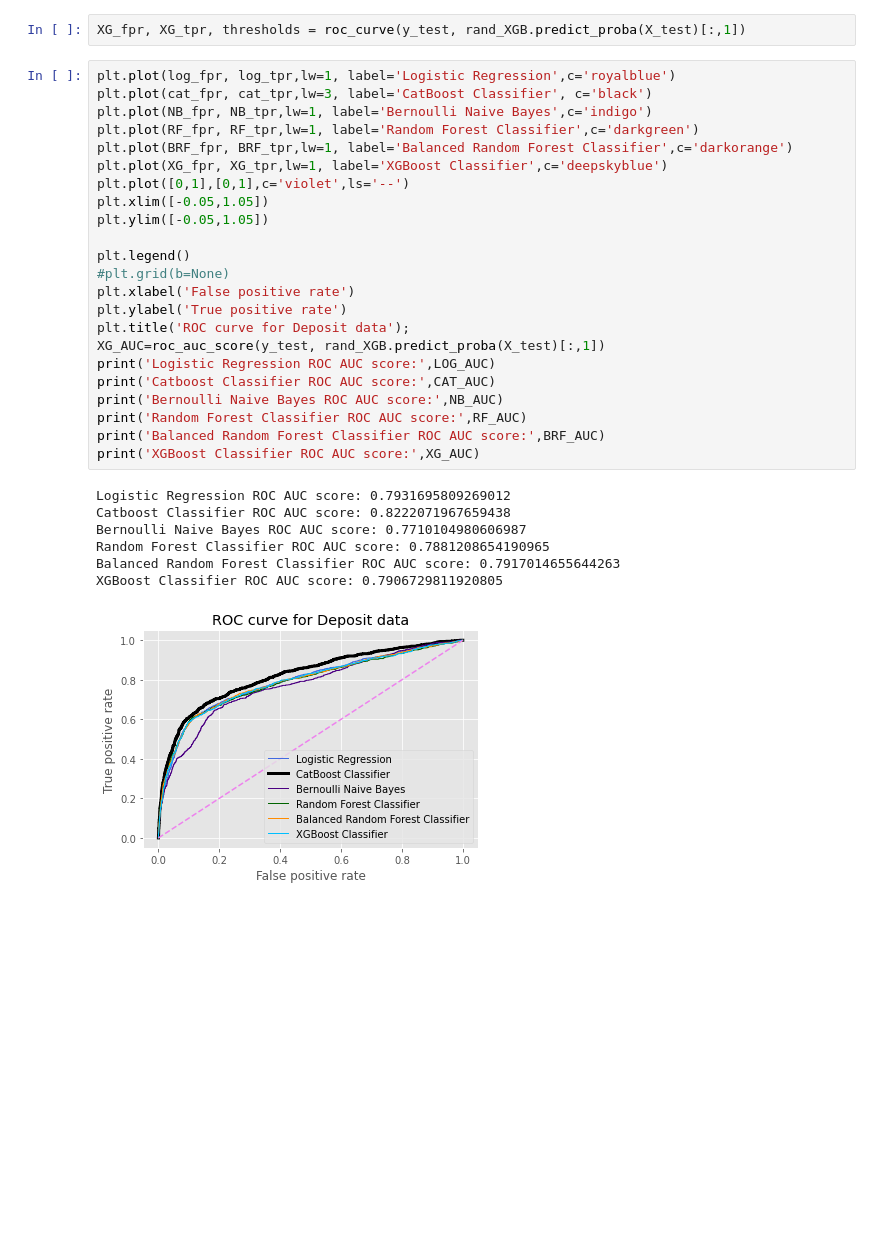
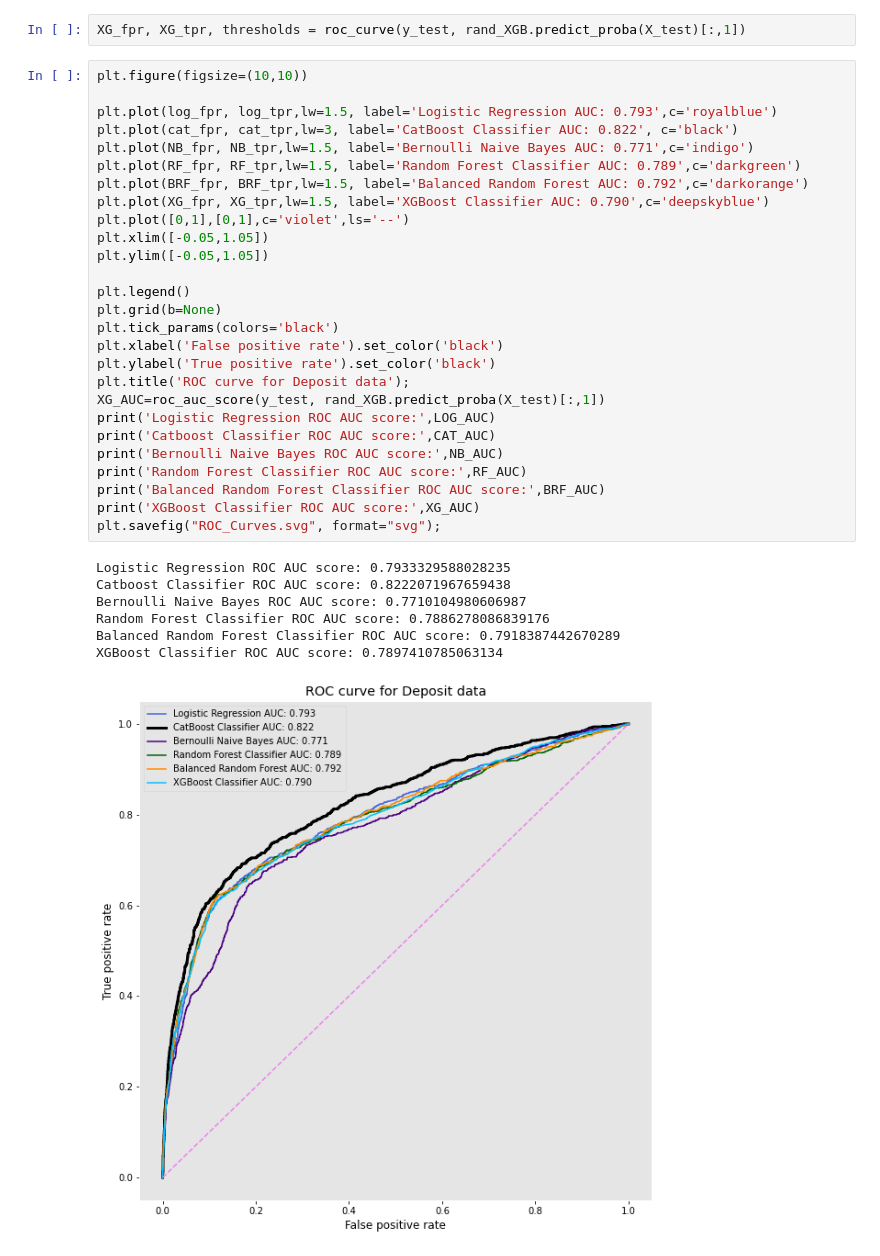
Before and after one commit to Jilliane1993/Classification, a Jupyter notebook: ROC_AUC.ipynb, the cells around one changed output. Cells and saved outputs as stored; diff of their text form; blank space fills up the shorter version.

Commit message:
updating matrix and graphs

```diff
--- a/ROC_AUC.ipynb
+++ b/ROC_AUC.ipynb
@@ -375,33 +368,37 @@ rand_XGB.best_params_
 # %%
 XG_fpr, XG_tpr, thresholds = roc_curve(y_test, rand_XGB.predict_proba(X_test)[:,1])
 # %%
-plt.plot(log_fpr, log_tpr,lw=1, label='Logistic Regression',c='royalblue')
-plt.plot(cat_fpr, cat_tpr,lw=3, label='CatBoost Classifier', c='black')
-plt.plot(NB_fpr, NB_tpr,lw=1, label='Bernoulli Naive Bayes',c='indigo')
-plt.plot(RF_fpr, RF_tpr,lw=1, label='Random Forest Classifier',c='darkgreen')
-plt.plot(BRF_fpr, BRF_tpr,lw=1, label='Balanced Random Forest Classifier',c='darkorange')
-plt.plot(XG_fpr, XG_tpr,lw=1, label='XGBoost Classifier',c='deepskyblue')
+plt.figure(figsize=(10,10))
+
+plt.plot(log_fpr, log_tpr,lw=1.5, label='Logistic Regression AUC: 0.793',c='royalblue')
+plt.plot(cat_fpr, cat_tpr,lw=3, label='CatBoost Classifier AUC: 0.822', c='black')
+plt.plot(NB_fpr, NB_tpr,lw=1.5, label='Bernoulli Naive Bayes AUC: 0.771',c='indigo')
+plt.plot(RF_fpr, RF_tpr,lw=1.5, label='Random Forest Classifier AUC: 0.789',c='darkgreen')
+plt.plot(BRF_fpr, BRF_tpr,lw=1.5, label='Balanced Random Forest AUC: 0.792',c='darkorange')
+plt.plot(XG_fpr, XG_tpr,lw=1.5, label='XGBoost Classifier AUC: 0.790',c='deepskyblue')
 plt.plot([0,1],[0,1],c='violet',ls='--')
 plt.xlim([-0.05,1.05])
 plt.ylim([-0.05,1.05])
 
 plt.legend()
-#plt.grid(b=None)
-plt.xlabel('False positive rate')
-plt.ylabel('True positive rate')
+plt.grid(b=None)
+plt.tick_params(colors='black')
+plt.xlabel('False positive rate').set_color('black')
+plt.ylabel('True positive rate').set_color('black')
 plt.title('ROC curve for Deposit data');
 XG_AUC=roc_auc_score(y_test, rand_XGB.predict_proba(X_test)[:,1])
 print('Logistic Regression ROC AUC score:',LOG_AUC)
 print('Catboost Classifier ROC AUC score:',CAT_AUC)
 print('Bernoulli Naive Bayes ROC AUC score:',NB_AUC)
 print('Random Forest Classifier ROC AUC score:',RF_AUC)
 print('Balanced Random Forest Classifier ROC AUC score:',BRF_AUC)
 print('XGBoost Classifier ROC AUC score:',XG_AUC)
+plt.savefig("ROC_Curves.svg", format="svg");
 # %% [output]
-Logistic Regression ROC AUC score: 0.7931695809269012
+Logistic Regression ROC AUC score: 0.7933329588028235
 Catboost Classifier ROC AUC score: 0.8222071967659438
 Bernoulli Naive Bayes ROC AUC score: 0.7710104980606987
-Random Forest Classifier ROC AUC score: 0.7881208654190965
-Balanced Random Forest Classifier ROC AUC score: 0.7917014655644263
-XGBoost Classifier ROC AUC score: 0.7906729811920805
+Random Forest Classifier ROC AUC score: 0.7886278086839176
+Balanced Random Forest Classifier ROC AUC score: 0.7918387442670289
+XGBoost Classifier ROC AUC score: 0.7897410785063134
-[figure, old version]
+[figure, new version]
```
Also changed, not shown: parts of 9 cells of this notebook, 10 other files.
